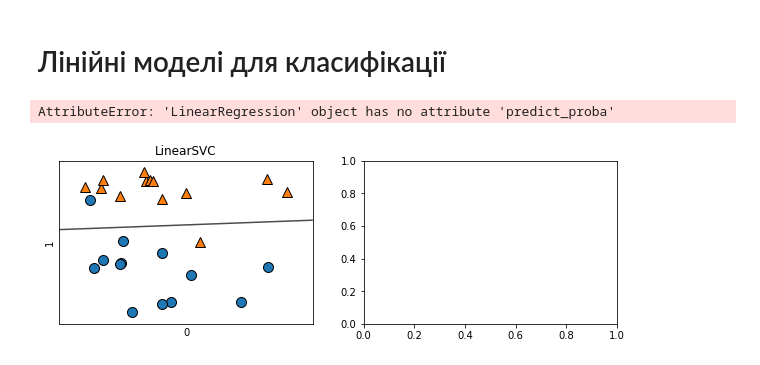
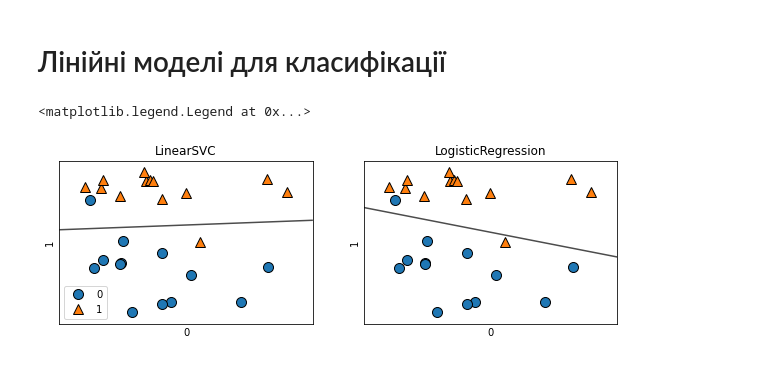
Before and after one commit to AlexTsikhun/DSBook, a Jupyter notebook: 02-meyhod_ML_with_teacher.ipynb, the cells around one changed output. Drawn from its saved outputs; the diff is of its cells as text; code cells hidden in the pictures.

```diff
--- a/02-meyhod_ML_with_teacher.ipynb
+++ b/02-meyhod_ML_with_teacher.ipynb
@@ -368,20 +368,20 @@ Text(0, 0.5, 'Оцінка коеф')
 # %% [markdown]
 # Лінійні моделі для класифікації
 # %%
-from sklearn.linear_model import LinearRegression
+from sklearn.linear_model import LogisticRegression
 from sklearn.svm import LinearSVC
 
 X, y = mglearn.datasets.make_forge()
 fig, axes = plt.subplots(1, 2, figsize=(10, 3))
-for model, ax in zip([LinearSVC(), LinearRegression()], axes):
+for model, ax in zip([LinearSVC(), LogisticRegression()], axes):
     clf = model.fit(X, y)
     mglearn.plots.plot_2d_separator(clf, X, fill=False, eps=0.5,
                                    ax=ax, alpha=.7)
     mglearn.discrete_scatter(X[:, 0], X[:, 1], y, ax=ax)
     ax.set_title("{}".format(clf.__class__.__name__))
     ax.set_xlabel("0")
     ax.set_ylabel("1")
 axes[0].legend()
 # %% [output]
-AttributeError: 'LinearRegression' object has no attribute 'predict_proba'
+<matplotlib.legend.Legend at 0x...>
-[figure, old version]
+[figure, new version]
```
